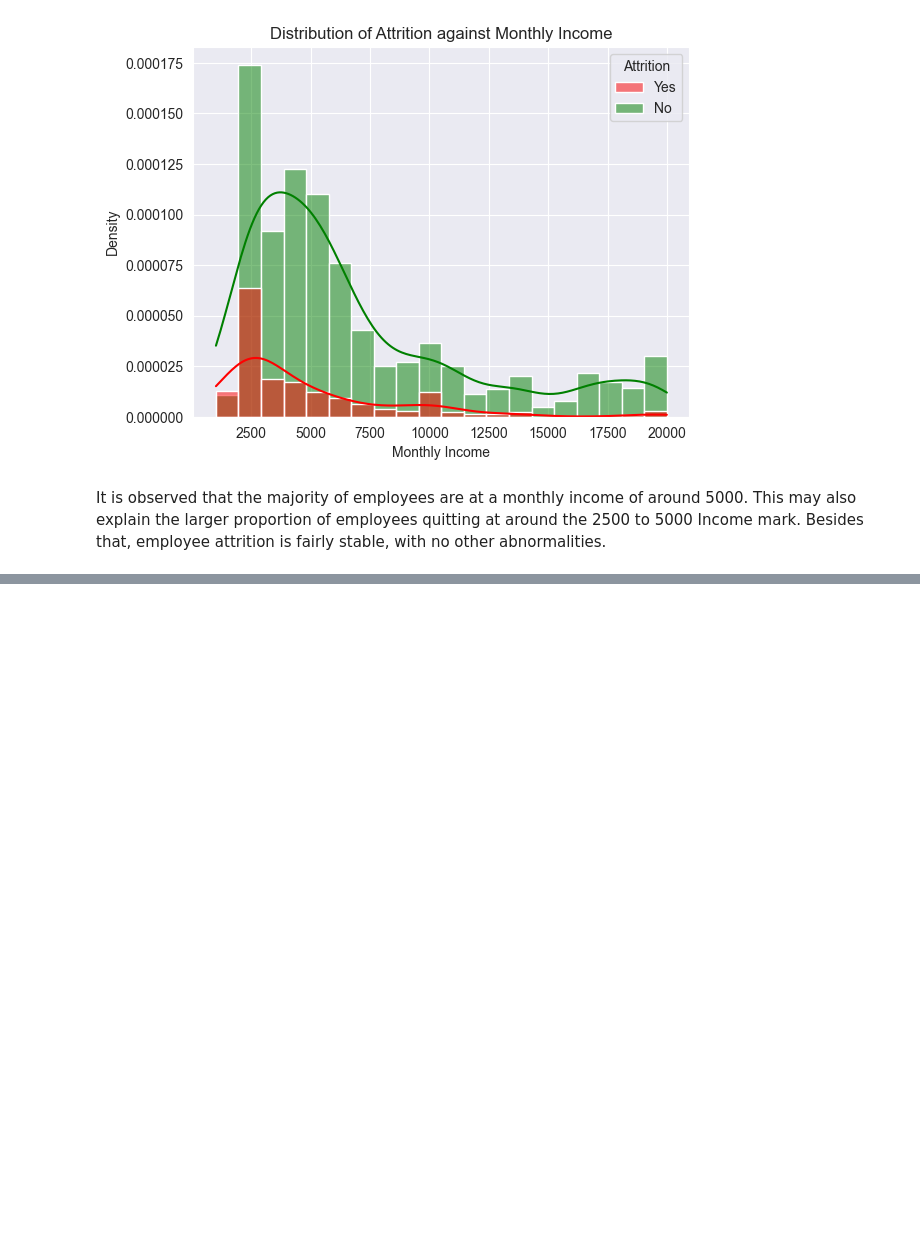
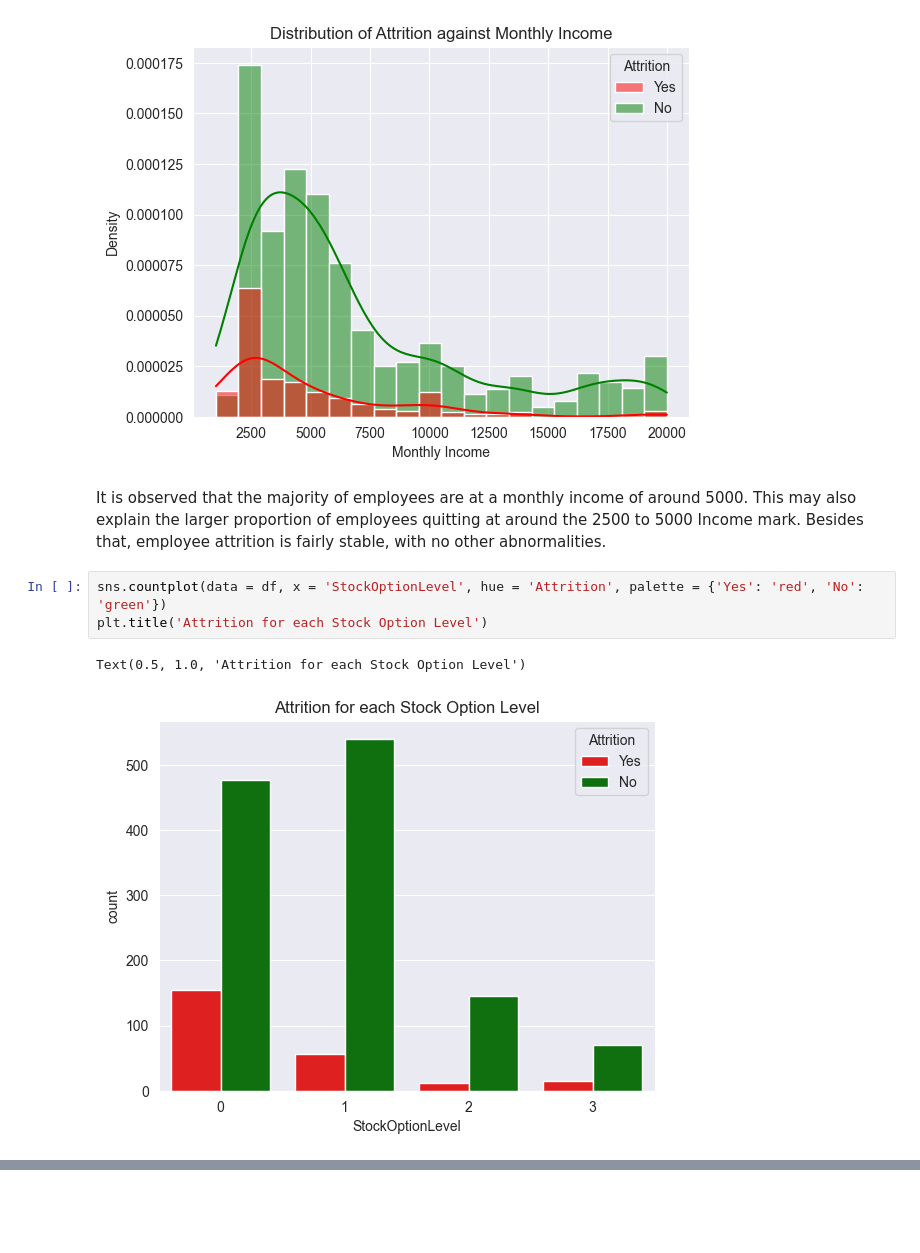
Before and after one commit to Jensen-T/HR-Analysis, a Jupyter notebook: hr-analysis.ipynb, the cells around one changed output, grey strips where cells are left out. Cells and saved outputs as stored; diff of their text form; blank space fills up the shorter version.

```diff
--- a/hr-analysis.ipynb
+++ b/hr-analysis.ipynb
@@ -134,3 +136,9 @@ plt.show()
 [figure]
 # %% [markdown]
 It is observed that the majority of employees are at a monthly income of around 5000. This may also explain the larger proportion of employees quitting at around the 2500 to 5000 Income mark. Besides that, employee attrition is fairly stable, with no other abnormalities.
+# %%
+sns.countplot(data = df, x = 'StockOptionLevel', hue = 'Attrition', palette = {'Yes': 'red', 'No': 'green'})
+plt.title('Attrition for each Stock Option Level')
+# %% [output]
+Text(0.5, 1.0, 'Attrition for each Stock Option Level')
+[figure, added]
```
Also changed, not shown: parts of 26 cells of this notebook.
